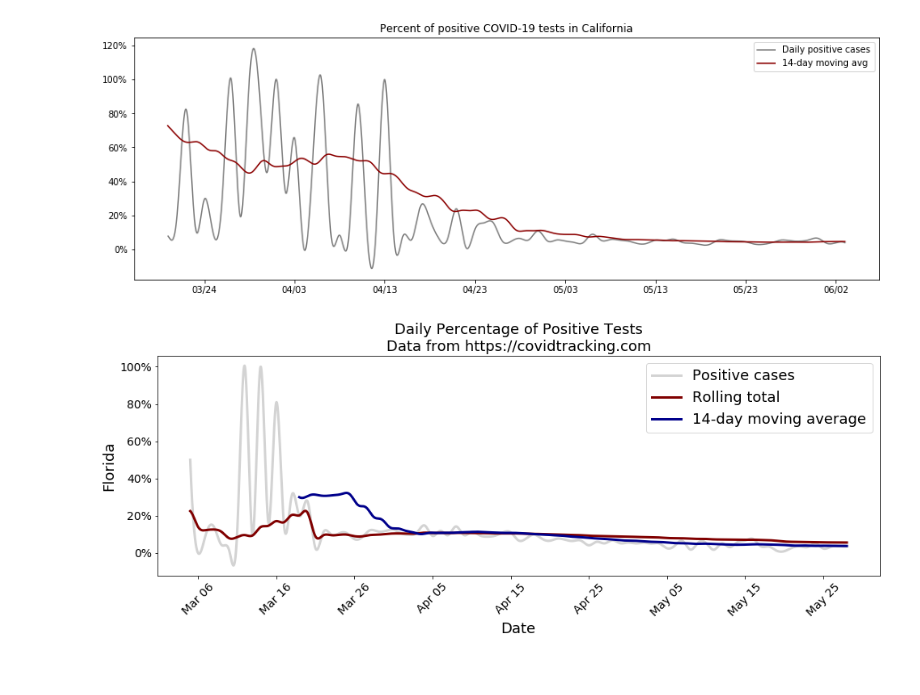
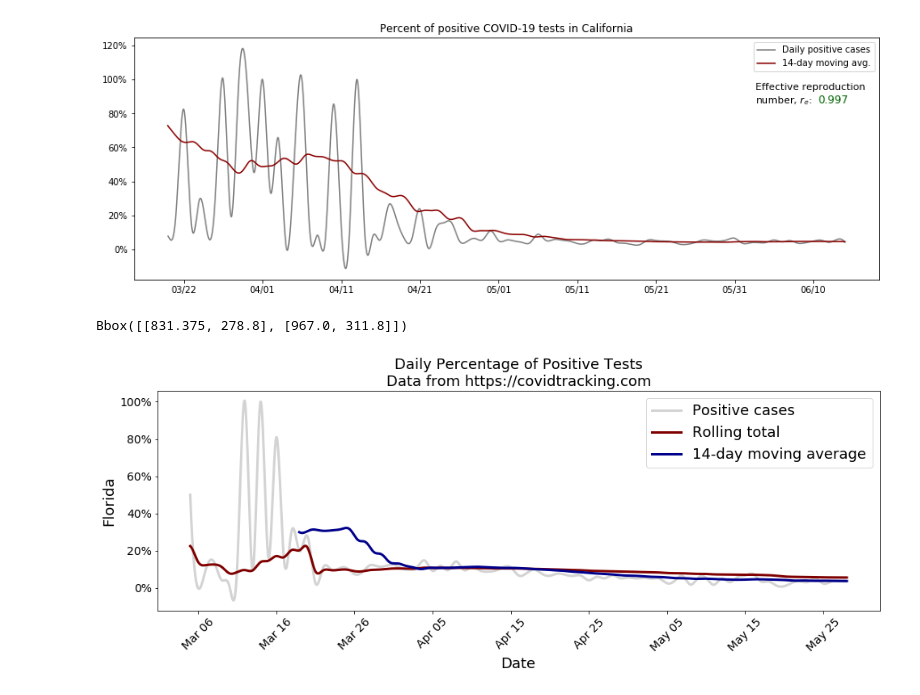
Before and after one commit to mdgrossi/covid19, a Jupyter notebook: cases.ipynb, the cells around one changed output. Saved outputs shown, nothing was run; the diff lists cells and outputs as text; code cells hidden in the pictures.

Commit message:
Added effective reproduction rate to normalized plots

```diff
--- a/cases.ipynb
+++ b/cases.ipynb
@@ -9,10 +9,12 @@ import us_state_abbrev as abb
 # %%
 # Read in
 urlNYT = 'https://raw.githubusercontent.com/nytimes/covid-19-data/master/'
-urlAtl = 'https://covidtracking.com/api/v1/states/'
+urlAtl = 'https://covidtracking.com/api/v1/states/daily.csv'
+urlR0 = 'https://d14wlfuexuxgcm.cloudfront.net/covid/rt.csv'
 byState = pd.read_csv(urlNYT+'us-states.csv', index_col='state', parse_dates=['date'])
 byCnty = pd.read_csv(urlNYT+'us-counties.csv', index_col='state', parse_dates=['date'])
-fullData = pd.read_csv(urlAtl+'daily.csv', index_col='state', parse_dates=['date'])
+fullData = pd.read_csv(urlAtl, index_col='state', parse_dates=['date'])
+Rnought = pd.read_csv(urlR0, index_col='region', parse_dates=['date'])
 # %%
 s = 'California'
 c = 'Placer'
@@ -23,6 +25,7 @@ county = byCnty.loc[s]
 county = county.reset_index().set_index('county')
 county = county.loc[c]
 historic = fullData.loc[abb.us_state_abbrev[s]]
+Re = Rnought.loc[abbr[s]]
 # %%
 # Add new cases
 state = state.reset_index().set_index('date')
@@ -52,20 +55,41 @@ totalPercent = totalPercent[::-1].dropna()
 # Smooth plot: interpolate to 1-hourly
 spl = make_interp_spline(totalPercent.index, totalPercent, k=3)  # type: BSpline
 totalPercentSmooth = pd.Series(spl(newTimes), index=newTimes)
+# %%
+def add_r0(fontsize=11):
+    # Conditional coloring for prediction bar
+    def color():
+        return 'darkgreen' if re < 1 else 'darkred'
+    # Legend location
+    p = leg.get_window_extent()
+    re = np.round(Re['mean'].iloc[-1], 3)
+    ax.annotate('Effective reproduction', (p.p0[0]-90, p.p1[1]-75), (p.p0[0]-90, p.p1[1]-75),
+                xycoords='figure pixels', fontsize=fontsize)
+    ax.annotate(r'number, $r_e$:', (p.p0[0]-90, p.p1[1]-90), (p.p0[0]-90, p.p1[1]-90),
+                xycoords='figure pixels', fontsize=fontsize)
+    ax.annotate(re, (p.p0[0]-20, p.p1[1]-90), (p.p0[0]-20, p.p1[1]-90),
+                xycoords='figure pixels', fontsize=fontsize+1,
+                color=color())
 # %%
 firstDate = totalPercentSmooth.index[0] + pd.Timedelta(days=14)
 fig, ax = plt.subplots(1, 1, figsize=(15, 5))
 ax.plot(dailyPercentSmooth.loc[firstDate:], label='Daily positive cases', color='grey')
 #ax.plot(totalPercentSmooth, label='Rolling total', color='darkred')
-ax.plot(dailyPercentSmooth.rolling(14*24).mean(), color='darkred', label='14-day moving avg')
+ax.plot(dailyPercentSmooth.rolling(14*24).mean(), color='darkred', label='14-day moving avg.')
 ax.set_title('Percent of positive COVID-19 tests in {}'.format(s))
-ax.legend(loc='upper right')
+leg = ax.legend(loc='upper right')
+plt.draw()
+add_r0()
 ax.xaxis.set_major_locator(mdates.DayLocator(interval=10))
 ax.xaxis.set_major_formatter(mdates.DateFormatter('%m/%d'))
 ax.yaxis.set_major_formatter(mtick.PercentFormatter(1, decimals=0))
 plt.show()
 # %% [output]
-[figure, old version]
+[figure, new version]
+# %%
+leg.get_window_extent()
+# %% [output]
+Bbox([[831.375, 278.8], [967.0, 311.8]])
 # %%
 # Total daily test counts
 normalized = state.newCases/historic.totalTestResultsIncrease
```
Also changed, not shown: parts of 1 cell of this notebook, 1 other file.
